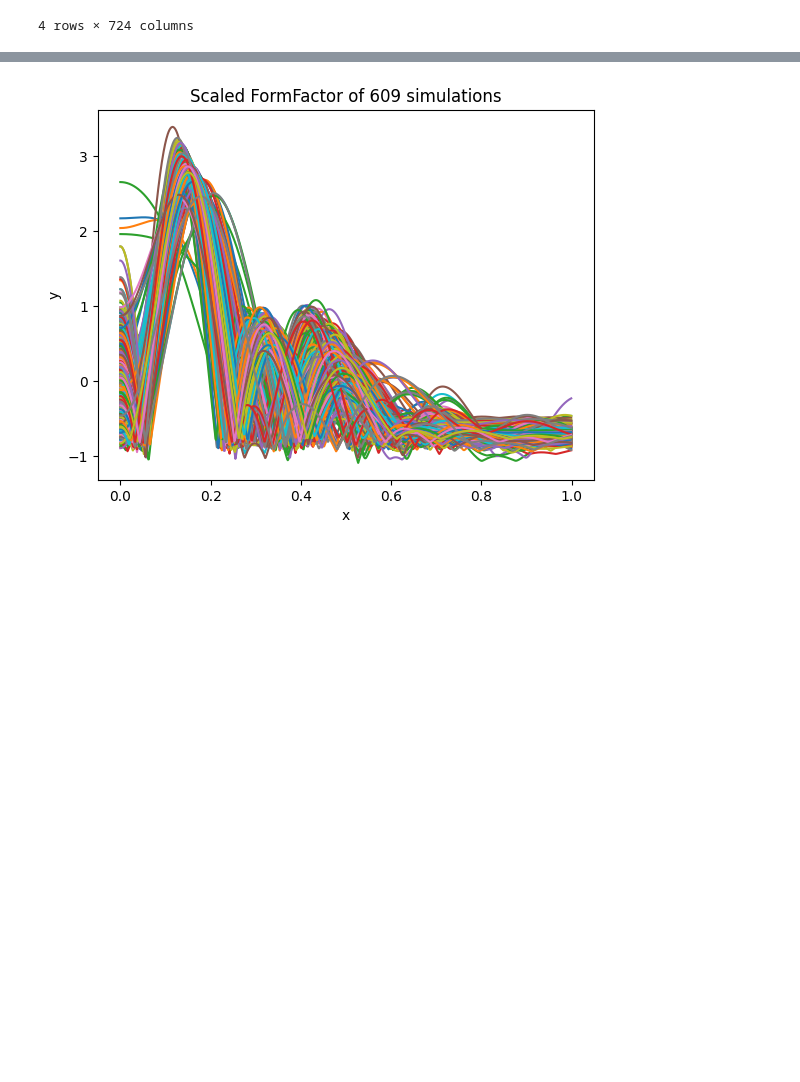
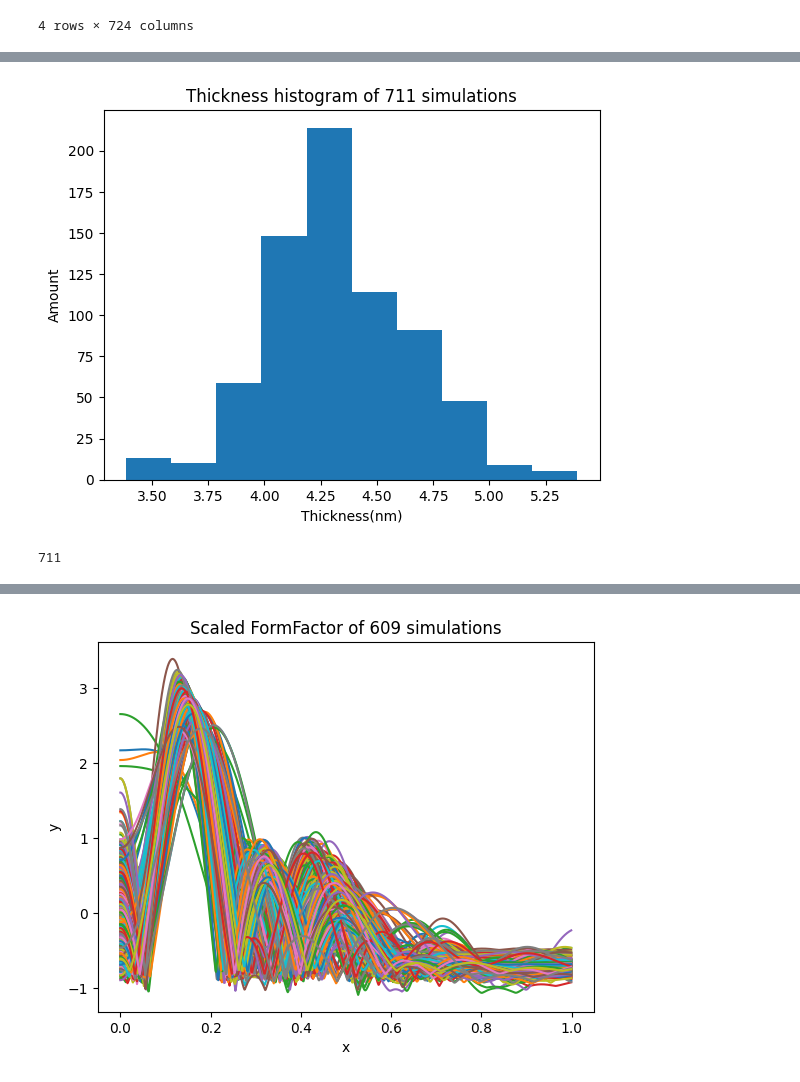
Before and after one commit to K123AsJ0k1/CellScatter, a Jupyter notebook: EDA.ipynb, the cells around one changed output, grey strips where cells are left out. Cells and saved outputs as stored; diff of their text form; code cells hidden in the pictures; blank space fills up the shorter version.

```diff
--- a/EDA.ipynb
+++ b/EDA.ipynb
@@ -16,0 +51,17 @@ df
+# %%
+plt.hist(thickness)
+plt.xlabel('Thickness(nm)')
+plt.ylabel('Amount')
+plt.title('Thickness histogram of 711 simulations')
+plt.show()
+# %% [output]
+[figure, added]
+# %%
+#len(df.loc['apl'][1])
+apl = []
+for value in df.loc['apl']:
+    if value != None :
+        apl.append(value)
+len(thickness)
+# %% [output]
+711
```
Also changed, not shown: parts of 4 cells of this notebook, 8 other files.
